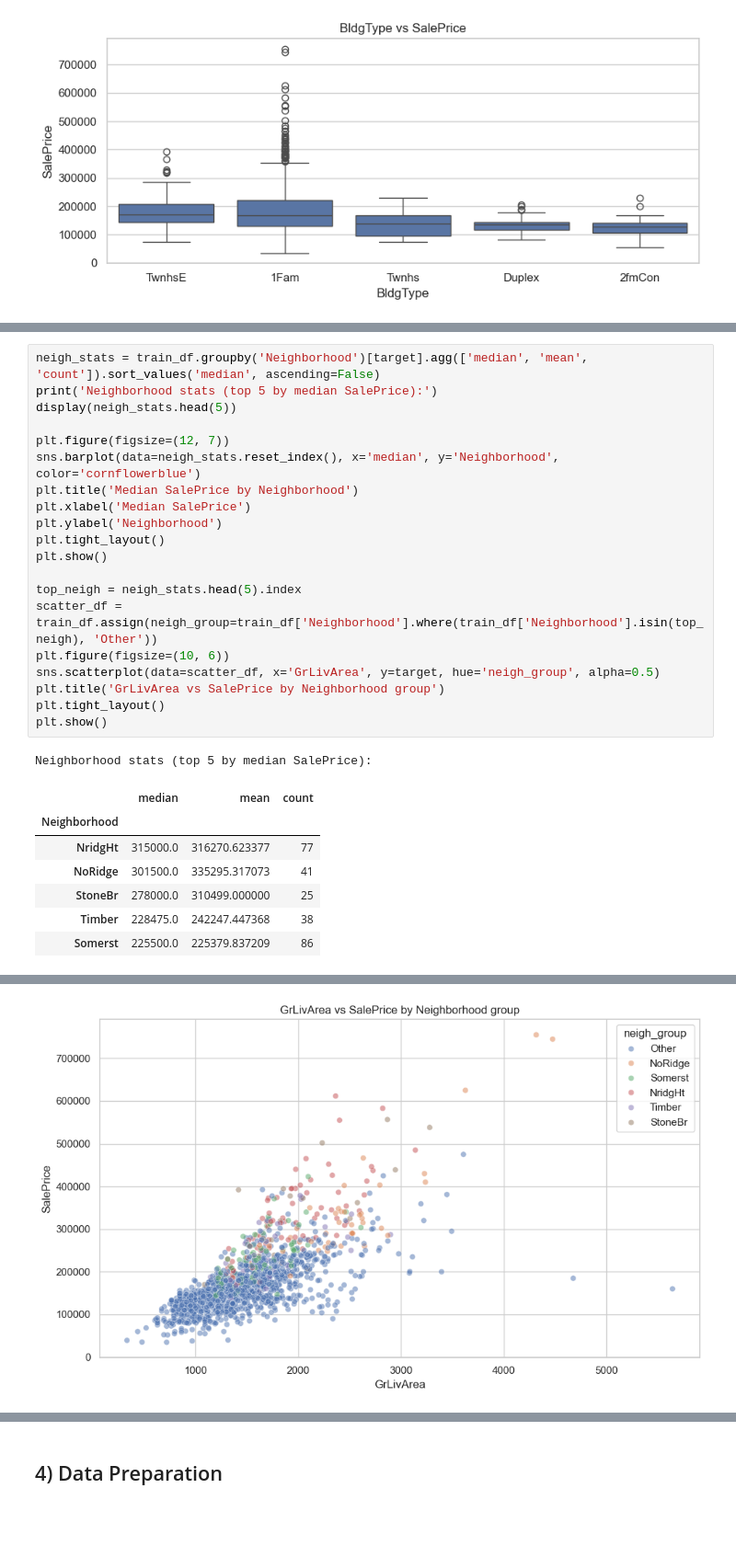
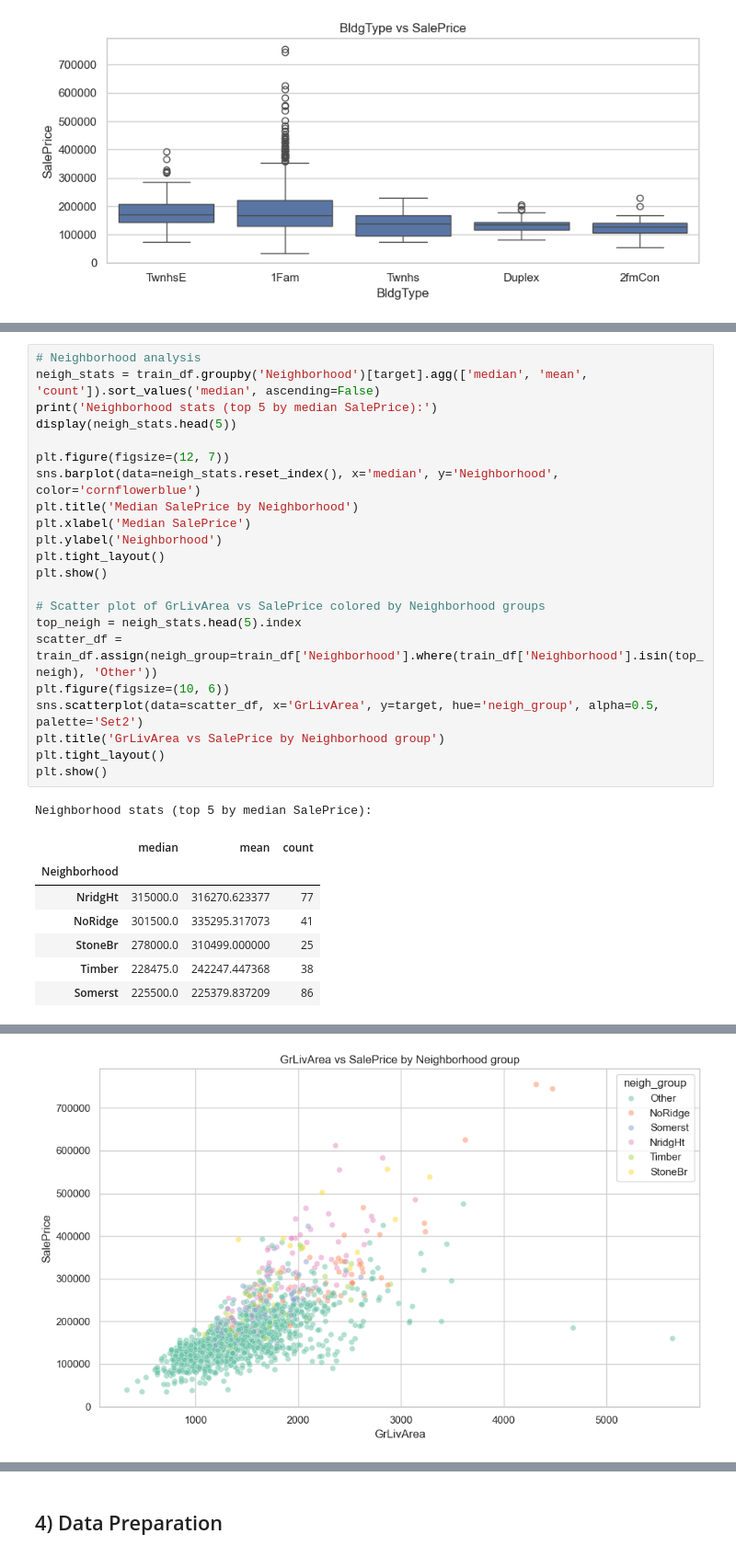
Before and after one commit to eugene-maina72/house_prices_advanced_regression, a Jupyter notebook: notebook.ipynb, the cells around one changed output, grey strips where cells are left out. Shown at 92% size. Cells and saved outputs as stored; diff of their text form; blank space fills up the shorter version.

Commit message:
Data Preparation and Some modelling done

```diff
--- a/notebook.ipynb
+++ b/notebook.ipynb
@@ -294,33 +349,35 @@ for feature in cat_features:
 Look for location-driven price differences and how they interact with size.
 # %%
+# Neighborhood analysis
 neigh_stats = train_df.groupby('Neighborhood')[target].agg(['median', 'mean', 'count']).sort_values('median', ascending=False)
 print('Neighborhood stats (top 5 by median SalePrice):')
 display(neigh_stats.head(5))
 
 plt.figure(figsize=(12, 7))
 sns.barplot(data=neigh_stats.reset_index(), x='median', y='Neighborhood', color='cornflowerblue')
 plt.title('Median SalePrice by Neighborhood')
 plt.xlabel('Median SalePrice')
 plt.ylabel('Neighborhood')
 plt.tight_layout()
 plt.show()
 
+# Scatter plot of GrLivArea vs SalePrice colored by Neighborhood groups
 top_neigh = neigh_stats.head(5).index
 scatter_df = train_df.assign(neigh_group=train_df['Neighborhood'].where(train_df['Neighborhood'].isin(top_neigh), 'Other'))
 plt.figure(figsize=(10, 6))
-sns.scatterplot(data=scatter_df, x='GrLivArea', y=target, hue='neigh_group', alpha=0.5)
+sns.scatterplot(data=scatter_df, x='GrLivArea', y=target, hue='neigh_group', alpha=0.5, palette='Set2')
 plt.title('GrLivArea vs SalePrice by Neighborhood group')
 plt.tight_layout()
 plt.show()
 # %% [output]
 Neighborhood stats (top 5 by median SalePrice):
 |  | median | mean | count |
 | Neighborhood |  |  |  |
 | NridgHt | 315000.0 | 316270.623377 | 77 |
 | NoRidge | 301500.0 | 335295.317073 | 41 |
 | StoneBr | 278000.0 | 310499.000000 | 25 |
 | Timber | 228475.0 | 242247.447368 | 38 |
 | Somerst | 225500.0 | 225379.837209 | 86 |
 [figure]
-[figure, old version]
+[figure, new version]
 # %% [markdown]
```
Also changed, not shown: parts of 50 cells of this notebook, 15 other files.
